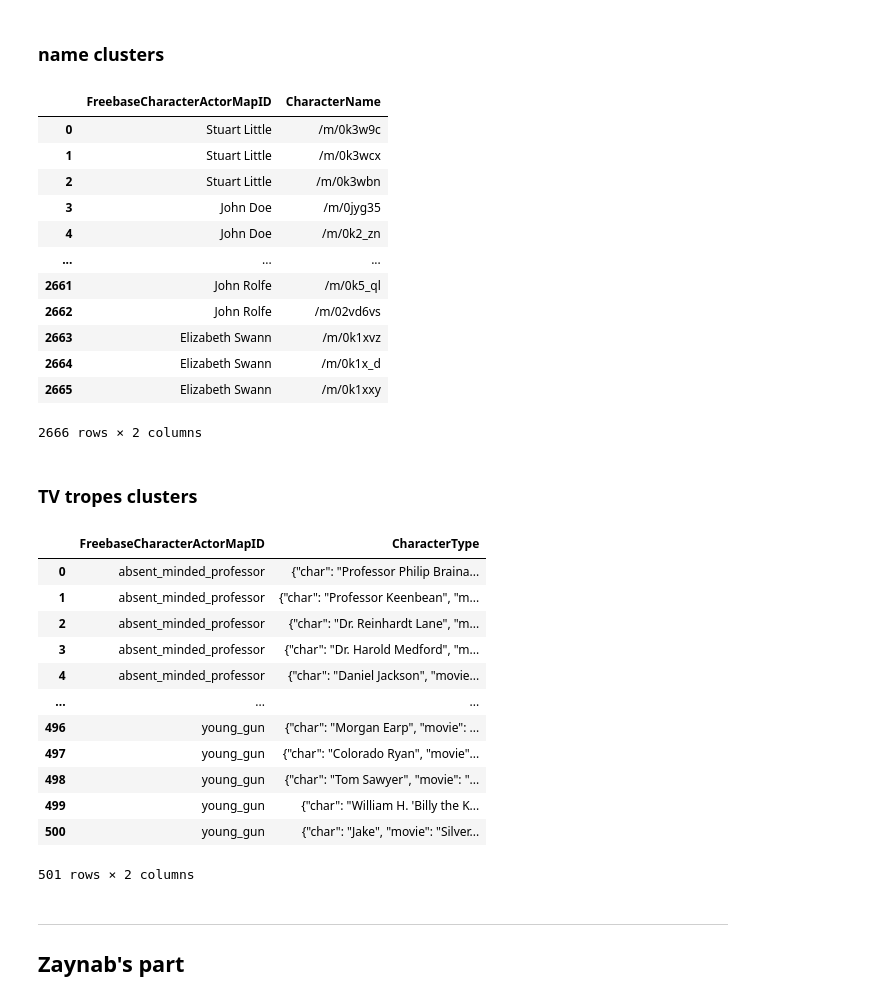
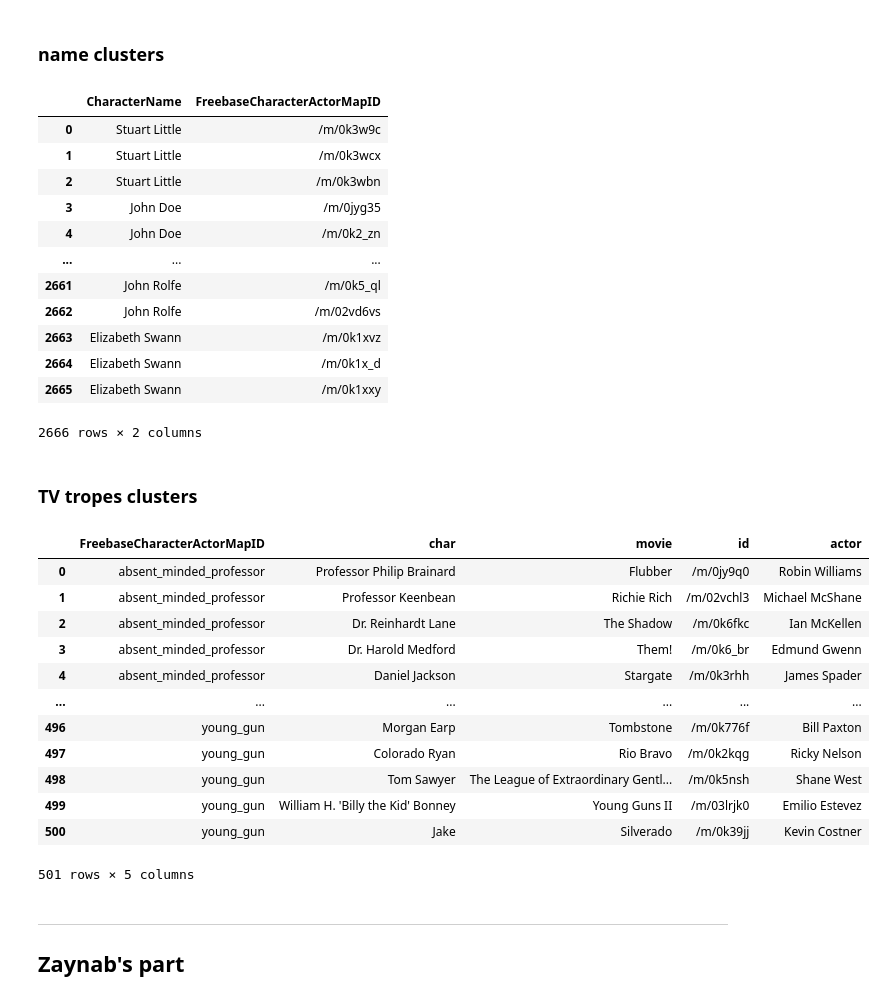
Before and after one commit to epfl-ada/ada-2024-project-arabsdatascientists2024, a Jupyter notebook: Exlploration_CMU.ipynb, the cells around one changed output. Drawn from its saved outputs; the diff is of its cells as text; code cells hidden in the pictures.

```diff
--- a/Exlploration_CMU.ipynb
+++ b/Exlploration_CMU.ipynb
@@ -183,13 +183,13 @@ plot_summaries
 # %% [markdown]
 ### name clusters
 # %%
-name_clusters_columns = ['FreebaseCharacterActorMapID', 'CharacterName']
+name_clusters_columns = ['CharacterName', 'FreebaseCharacterActorMapID']
 
 name_clusters = pd.read_csv(DATA_PATH+'name.clusters.txt', sep='\t', names=name_clusters_columns)
 
 name_clusters
 # %% [output]
-|  | FreebaseCharacterActorMapID | CharacterName |
+|  | CharacterName | FreebaseCharacterActorMapID |
 | 0 | Stuart Little | /m/0k3w9c |
 | 1 | Stuart Little | /m/0k3wcx |
 | 2 | Stuart Little | /m/0k3wbn |
@@ -205,25 +205,31 @@ name_clusters
 # %% [markdown]
 ### TV tropes clusters
 # %%
+import json
+
 tvtropes_columns = ['FreebaseCharacterActorMapID', 'CharacterType']
-
 tvtropes_clusters = pd.read_csv(DATA_PATH+'tvtropes.clusters.txt', sep='\t', names=tvtropes_columns)
 
+# Extract the json data from second column
+tvtropes_clusters['CharacterType'] = tvtropes_clusters['CharacterType'].apply(json.loads)
+json_cols = pd.json_normalize(tvtropes_clusters['CharacterType'])
+tvtropes_clusters = tvtropes_clusters.drop(columns=['CharacterType']).join(json_cols)
+
 tvtropes_clusters
 # %% [output]
-|  | FreebaseCharacterActorMapID | CharacterType |
-| 0 | absent_minded_professor | {"char": "Professor Philip Braina... |
-| 1 | absent_minded_professor | {"char": "Professor Keenbean", "m... |
-| 2 | absent_minded_professor | {"char": "Dr. Reinhardt Lane", "m... |
-| 3 | absent_minded_professor | {"char": "Dr. Harold Medford", "m... |
-| 4 | absent_minded_professor | {"char": "Daniel Jackson", "movie... |
-| ... | ... | ... |
-| 496 | young_gun | {"char": "Morgan Earp", "movie": ... |
-| 497 | young_gun | {"char": "Colorado Ryan", "movie"... |
-| 498 | young_gun | {"char": "Tom Sawyer", "movie": "... |
-| 499 | young_gun | {"char": "William H. 'Billy the K... |
-| 500 | young_gun | {"char": "Jake", "movie": "Silver... |
+|  | FreebaseCharacterActorMapID | char | movie | id | actor |
+| 0 | absent_minded_professor | Professor Philip Brainard | Flubber | /m/0jy9q0 | Robin Williams |
+| 1 | absent_minded_professor | Professor Keenbean | Richie Rich | /m/02vchl3 | Michael McShane |
+| 2 | absent_minded_professor | Dr. Reinhardt Lane | The Shadow | /m/0k6fkc | Ian McKellen |
+| 3 | absent_minded_professor | Dr. Harold Medford | Them! | /m/0k6_br | Edmund Gwenn |
+| 4 | absent_minded_professor | Daniel Jackson | Stargate | /m/0k3rhh | James Spader |
+| ... | ... | ... | ... | ... | ... |
+| 496 | young_gun | Morgan Earp | Tombstone | /m/0k776f | Bill Paxton |
+| 497 | young_gun | Colorado Ryan | Rio Bravo | /m/0k2kqg | Ricky Nelson |
+| 498 | young_gun | Tom Sawyer | The League of Extraordinary Gentl... | /m/0k5nsh | Shane West |
+| 499 | young_gun | William H. 'Billy the Kid' Bonney | Young Guns II | /m/03lrjk0 | Emilio Estevez |
+| 500 | young_gun | Jake | Silverado | /m/0k39jj | Kevin Costner |
-501 rows × 2 columns
+501 rows × 5 columns
 # %% [markdown]
 ---
 
```
Also changed, not shown: parts of 3 cells of this notebook.
